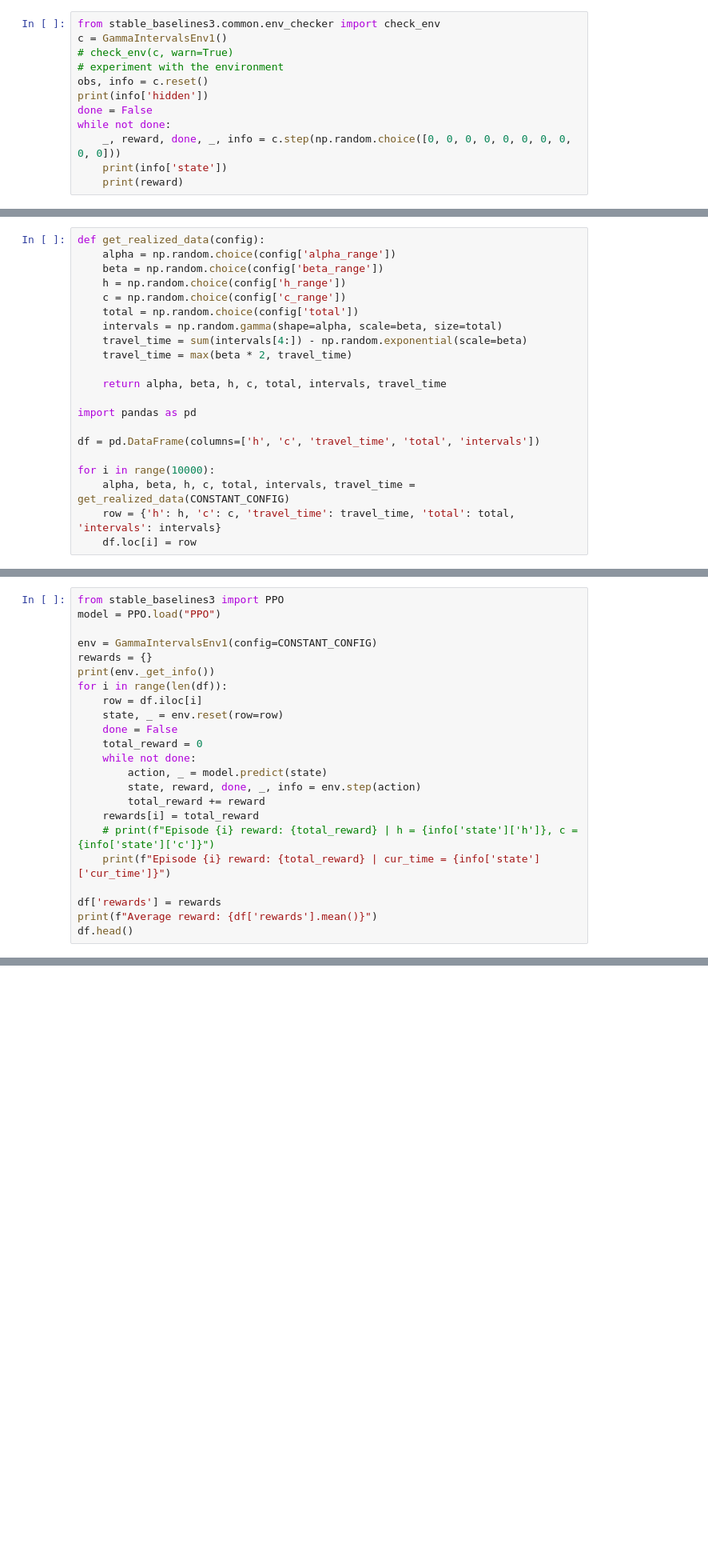
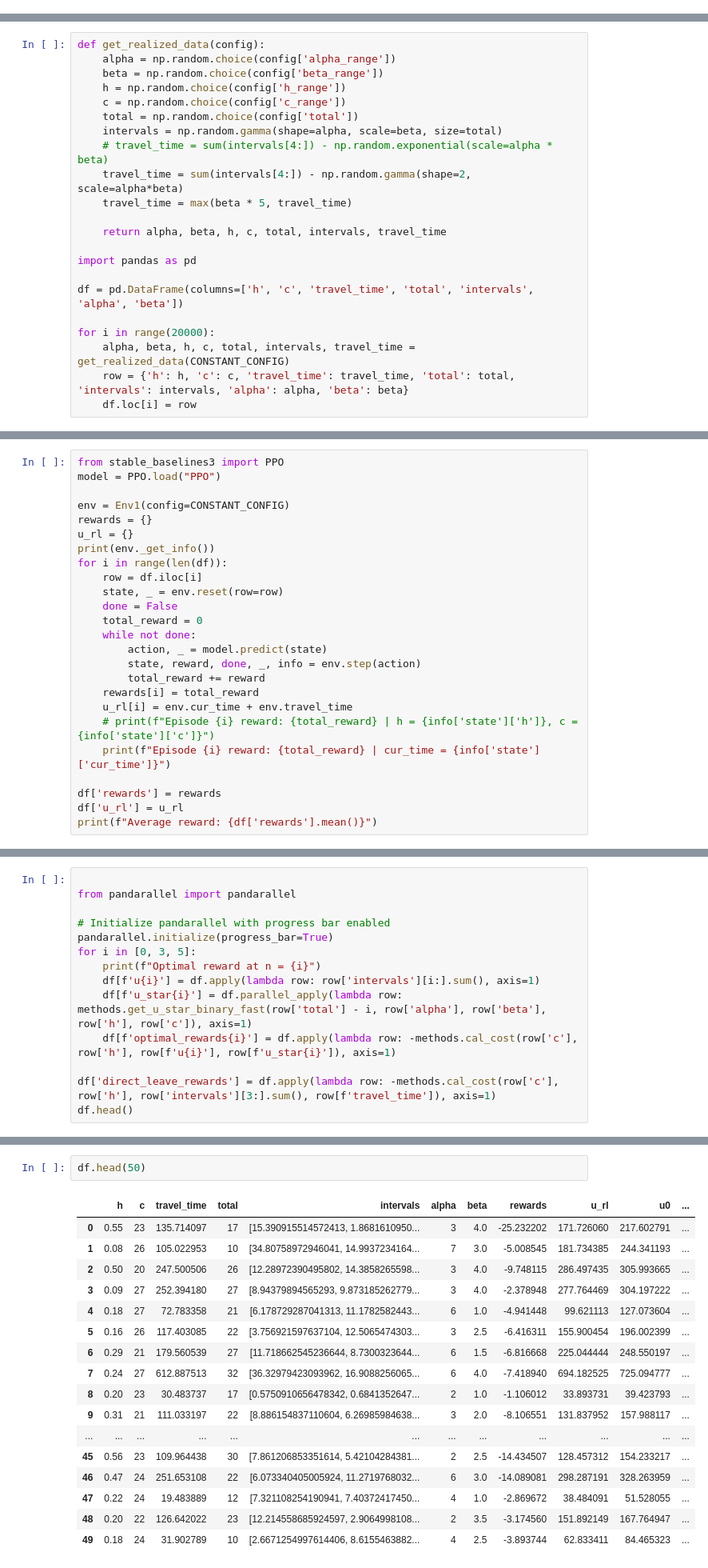
Before and after one commit to pksp99/time_to_leave, a Jupyter notebook: scripts/RL/2_ppo_rl.ipynb, the cells around one changed output, grey strips where cells are left out. Shown at 80% size. Drawn from its saved outputs; the diff is of its cells as text; blank space fills up the shorter version.

```diff
--- a/scripts/RL/2_ppo_rl.ipynb
+++ b/scripts/RL/2_ppo_rl.ipynb
@@ -9,12 +8,0 @@ from utils.rl_environments import GammaIntervalsEnv1
-# %%
-from stable_baselines3.common.env_checker import check_env
-c = GammaIntervalsEnv1()
-# check_env(c, warn=True)
-# experiment with the environment
-obs, info = c.reset()
-print(info['hidden'])
-done = False
-while not done:
-    _, reward, done, _, info = c.step(np.random.choice([0, 0, 0, 0, 0, 0, 0, 0, 0, 0]))
-    print(info['state'])
-    print(reward)
@@ -113,16 +70,17 @@ def get_realized_data(config):
     c = np.random.choice(config['c_range'])
     total = np.random.choice(config['total'])
     intervals = np.random.gamma(shape=alpha, scale=beta, size=total)
-    travel_time = sum(intervals[4:]) - np.random.exponential(scale=beta)
-    travel_time = max(beta * 2, travel_time)
+    # travel_time = sum(intervals[4:]) - np.random.exponential(scale=alpha * beta)
+    travel_time = sum(intervals[4:]) - np.random.gamma(shape=2, scale=alpha*beta)
+    travel_time = max(beta * 5, travel_time)
 
     return alpha, beta, h, c, total, intervals, travel_time
 
 import pandas as pd
 
-df = pd.DataFrame(columns=['h', 'c', 'travel_time', 'total', 'intervals'])
+df = pd.DataFrame(columns=['h', 'c', 'travel_time', 'total', 'intervals', 'alpha', 'beta'])
 
-for i in range(10000):
+for i in range(20000):
     alpha, beta, h, c, total, intervals, travel_time = get_realized_data(CONSTANT_CONFIG)
-    row = {'h': h, 'c': c, 'travel_time': travel_time, 'total': total, 'intervals': intervals}
+    row = {'h': h, 'c': c, 'travel_time': travel_time, 'total': total, 'intervals': intervals, 'alpha': alpha, 'beta': beta}
     df.loc[i] = row
@@ -130,8 +90,9 @@ for i in range(10000):
 from stable_baselines3 import PPO
 model = PPO.load("PPO")
 
-env = GammaIntervalsEnv1(config=CONSTANT_CONFIG)
+env = Env1(config=CONSTANT_CONFIG)
 rewards = {}
+u_rl = {}
 print(env._get_info())
 for i in range(len(df)):
     row = df.iloc[i]
@@ -143,11 +104,12 @@ for i in range(len(df)):
         state, reward, done, _, info = env.step(action)
         total_reward += reward
     rewards[i] = total_reward
+    u_rl[i] = env.cur_time + env.travel_time
     # print(f"Episode {i} reward: {total_reward} | h = {info['state']['h']}, c = {info['state']['c']}")
     print(f"Episode {i} reward: {total_reward} | cur_time = {info['state']['cur_time']}")
 
 df['rewards'] = rewards
+df['u_rl'] = u_rl
 print(f"Average reward: {df['rewards'].mean()}")
-df.head()
 # %% [output]
 {'hidden': {'alpha': -1, 'beta': -1, 'interval': -1, 'cum_sum_intervals': -1}, 'state': {'n': -1, 'N': -1, 'h': -1, 'c': -1, 'travel_time': -1, 'cur_time': -1, 'mean_n': -1, 'std_n': -1, 'alpha_hat':  ...
@@ -175,0 +134,14 @@ Episode 5584 reward: -1.2281930391437867 | cur_time = 32.41713140573
+# %%
+
+from pandarallel import pandarallel
+
+# Initialize pandarallel with progress bar enabled
+pandarallel.initialize(progress_bar=True)
+for i in [0, 3, 5]:
+    print(f"Optimal reward at n = {i}")
+    df[f'u{i}'] = df.apply(lambda row: row['intervals'][i:].sum(), axis=1)
+    df[f'u_star{i}'] = df.parallel_apply(lambda row: methods.get_u_star_binary_fast(row['total'] - i, row['alpha'], row['beta'], row['h'], row['c']), axis=1)
+    df[f'optimal_rewards{i}'] = df.apply(lambda row: -methods.cal_cost(row['c'], row['h'], row[f'u{i}'], row[f'u_star{i}']), axis=1)
+
+df['direct_leave_rewards'] = df.apply(lambda row: -methods.cal_cost(row['c'], row['h'], row['intervals'][3:].sum(), row[f'travel_time']), axis=1)
+df.head()
@@ -191,3 +182,23 @@ medians = df[['rewards', 'h', 'c']].median()
 fig = go.Figure(data=[go.Bar(x=medians.index, y=medians.values)])
 fig.update_layout(title="Median Values of Rewards, H, and C", yaxis_title="Median Value")
 fig.show()
+# %%
+df.head(50)
+# %% [output]
+|  | h | c | travel_time | total | intervals | alpha | beta | rewards | u_rl | u0 | ... |
+| 0 | 0.55 | 23 | 135.714097 | 17 | [15.390915514572413, 1.8681610950... | 3 | 4.0 | -25.232202 | 171.726060 | 217.602791 | ... |
+| 1 | 0.08 | 26 | 105.022953 | 10 | [34.80758972946041, 14.9937234164... | 7 | 3.0 | -5.008545 | 181.734385 | 244.341193 | ... |
+| 2 | 0.50 | 20 | 247.500506 | 26 | [12.28972390495802, 14.3858265598... | 3 | 4.0 | -9.748115 | 286.497435 | 305.993665 | ... |
+| 3 | 0.09 | 27 | 252.394180 | 27 | [8.94379894565293, 9.873185262779... | 3 | 4.0 | -2.378948 | 277.764469 | 304.197222 | ... |
+| 4 | 0.18 | 27 | 72.783358 | 21 | [6.178729287041313, 11.1782582443... | 6 | 1.0 | -4.941448 | 99.621113 | 127.073604 | ... |
+| 5 | 0.16 | 26 | 117.403085 | 22 | [3.756921597637104, 12.5065474303... | 3 | 2.5 | -6.416311 | 155.900454 | 196.002399 | ... |
+| 6 | 0.29 | 21 | 179.560539 | 27 | [11.718662545236644, 8.7300323644... | 6 | 1.5 | -6.816668 | 225.044444 | 248.550197 | ... |
+| 7 | 0.24 | 27 | 612.887513 | 32 | [36.32979423093962, 16.9088256065... | 6 | 4.0 | -7.418940 | 694.182525 | 725.094777 | ... |
+| 8 | 0.20 | 23 | 30.483737 | 17 | [0.5750910656478342, 0.6841352647... | 2 | 1.0 | -1.106012 | 33.893731 | 39.423793 | ... |
+| 9 | 0.31 | 21 | 111.033197 | 22 | [8.886154837110604, 6.26985984638... | 3 | 2.0 | -8.106551 | 131.837952 | 157.988117 | ... |
+| ... | ... | ... | ... | ... | ... | ... | ... | ... | ... | ... | ... |
+| 45 | 0.56 | 23 | 109.964438 | 30 | [7.861206853351614, 5.42104284381... | 2 | 2.5 | -14.434507 | 128.457312 | 154.233217 | ... |
+| 46 | 0.47 | 24 | 251.653108 | 22 | [6.073340405005924, 11.2719768032... | 6 | 3.0 | -14.089081 | 298.287191 | 328.263959 | ... |
+| 47 | 0.22 | 24 | 19.483889 | 12 | [7.321108254190941, 7.40372417450... | 4 | 1.0 | -2.869672 | 38.484091 | 51.528055 | ... |
+| 48 | 0.20 | 22 | 126.642022 | 23 | [12.214558685924597, 2.9064998108... | 2 | 3.5 | -3.174560 | 151.892149 | 167.764947 | ... |
+| 49 | 0.18 | 24 | 31.902789 | 10 | [2.6671254997614406, 8.6155463882... | 4 | 2.5 | -3.893744 | 62.833411 | 84.465323 | ... |
```
Also changed, not shown: parts of 12 cells of this notebook, 10 other files.
